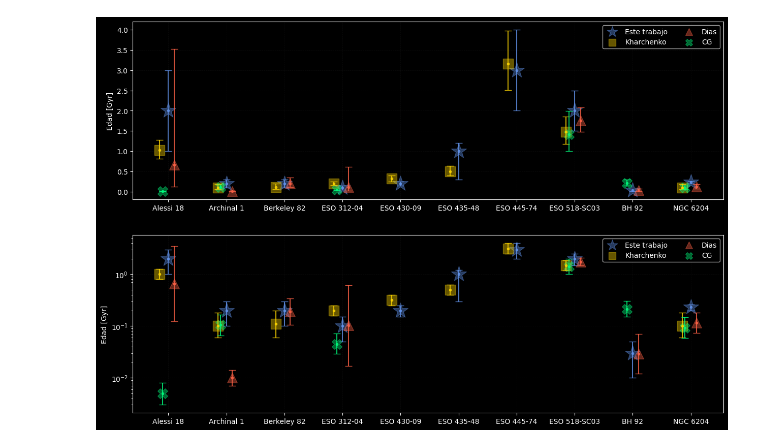
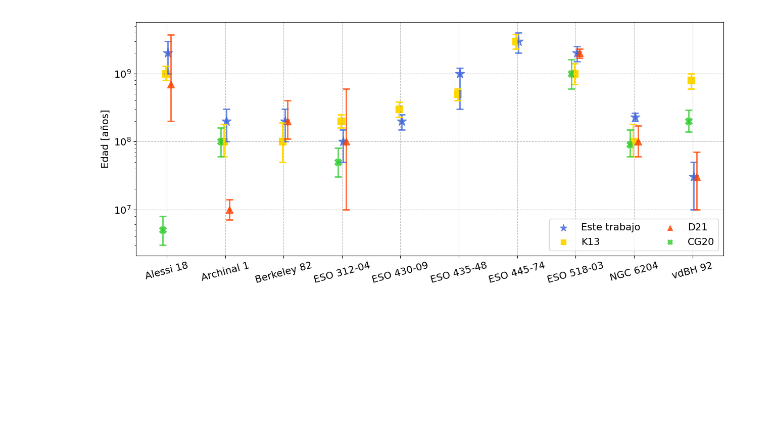
Before and after one commit to ana-garcia1/C-mulos, a Jupyter notebook: Comparaciones.ipynb, the cells around one changed output. Cells and saved outputs as stored; diff of their text form; code cells hidden in the pictures; blank space fills up the shorter version.

```diff
--- a/Comparaciones.ipynb
+++ b/Comparaciones.ipynb
@@ -9,9 +9,9 @@ labels = ('Alessi 18',
 'ESO 430-09',
 'ESO 435-48',
 'ESO 445-74',
-'ESO 518-SC03',
-'BH 92',
-'NGC 6204')
+'ESO 518-03',
+'NGC 6204',
+'vdBH 92')
 # %%
 #mis valores:
 Garcia = ( 2.00,
@@ -149,66 +185,63 @@ CG_err_sup = (0.003,
+# %%
+CG_yr = []
+for i in range(len(CG)):
+    CG_yr.append(CG[i] * 1000000000)
+
+CG_err_inf_yr = []
+for i in range(len(CG)):
+    CG_err_inf_yr.append(CG_err_inf[i] * 1000000000)
+
+CG_err_sup_yr = []
+for i in range(len(CG)):
+    CG_err_sup_yr.append(CG_err_sup[i] * 1000000000)
 # %%
-plt.figure(figsize=(15,10))
-plt.style.use('dark_background')
+plt.figure(figsize=(15,6))
 
-plt.subplot(2,1,1)
 
-plt.grid(color='gray', linestyle='--', linewidth=0.5, alpha= 0.1)
+plt.subplot()
 
-plt.scatter(labels, Garcia, marker='*', c='cornflowerblue', s = 500, alpha=0.4, label='Este trabajo')
-plt.errorbar(labels, Garcia, yerr=(Garcia_err_inf, Garcia_err_sup), fmt='.', c='cornflowerblue', capsize=5, alpha=0.8)
+plt.grid(color='gray', linestyle='--', linewidth=0.8, alpha= 0.5)
 
 x = np.arange(0, 10)
+
+plt.scatter(x+0.02, Garcia_yr, marker='*', c='royalblue', s = 200, alpha=0.8, label='Este trabajo')
+plt.errorbar(x+0.02, Garcia_yr, yerr=(Garcia_err_inf_yr, Garcia_err_sup_yr), fmt='.', c='royalblue', elinewidth=2, capsize=5, capthick=2, alpha=0.8)
+
+# Obtener el objeto de los ejes actuales
+ax = plt.gca()
+
+
+
+# Cambiar el color de las etiquetas de los ejes (ticks)
+ax.tick_params(axis='x', labelsize=14, rotation=15)  # Color de las etiquetas en el eje X
+ax.tick_params(axis='y', labelsize=14)  # Color de las etiquetas en el eje Y
+
+
+# Cambiar el color de las etiquetas de los ejes (nombres de los ejes X e Y)
+ax.set_xlabel('', fontsize=14)
+ax.set_ylabel('Nombre del Eje Y')
+
 
 for i in range(len(labels)):
 
     if Kharchenko[i] != 0:
-        plt.scatter(x[i]-0.15, Kharchenko[i], marker='s', c='gold', s = 200, alpha=0.4, label='Kharchenko')
-        plt.errorbar(x[i]-0.15, Kharchenko[i], yerr=[[Kharchenko_err_inf[i]], [Kharchenko_err_sup[i]]], fmt='.', c='gold', capsize=5, alpha=0.8)
+        plt.scatter(x[i]-0.02, Kharchenko_yr[i], marker='s', c='gold', s = 100, label='Kharchenko')
+        plt.errorbar(x[i]-0.02, Kharchenko_yr[i], yerr=[[Kharchenko_err_inf_yr[i]], [Kharchenko_err_sup_yr[i]]], fmt='.', c='gold', elinewidth=2, capsize=5, capthick=2)
 
     if Dias[i] != 0:
-        plt.scatter(x[i]+0.1, Dias[i], marker='^', c='tomato', s = 200, alpha=0.4)
-        plt.errorbar(x[i]+0.1, Dias[i], yerr=[[Dias_err_inf[i]], [Dias_err_sup[i]]], fmt='.', c='tomato', capsize=5, alpha=0.8)
+        plt.scatter(x[i]+0.07, Dias_yr[i], marker='^', c='orangered', s = 100, alpha=0.8)
+        plt.errorbar(x[i]+0.07, Dias_yr[i], yerr=[[Dias_err_inf_yr[i]], [Dias_err_sup_yr[i]]], fmt='.', c='orangered', elinewidth=2, capsize=5, capthick=2, alpha=0.8)
 
     if CG[i] != 0:
-        plt.scatter(x[i]-0.1, CG[i], marker='X', c='springgreen', s = 200, alpha=0.4)
-        plt.errorbar(x[i]-0.1, CG[i], yerr=[[CG_err_inf[i]], [CG_err_sup[i]]], fmt='.', c='springgreen', capsize=5, alpha=0.8)
+        plt.scatter(x[i]-0.07, CG_yr[i], marker='X', c='limegreen', s = 100, alpha=0.8)
+        plt.errorbar(x[i]-0.07, CG_yr[i], yerr=[[CG_err_inf_yr[i]], [CG_err_sup_yr[i]]], fmt='.', c='limegreen', elinewidth=2, capsize=5, capthick=2, alpha=0.8)
 
+plt.xticks(x, labels)
+plt.ylabel('Edad [años]', fontsize=14)
+plt.legend(['Este trabajo', 'K13', 'D21', 'CG20'], markerscale=0.7, ncols=2, fontsize=14)
 
-plt.ylabel('Edad [Gyr]')
-plt.legend(['Este trabajo', 'Kharchenko', 'Dias', 'CG'], markerscale=0.7, ncols=2)
+plt.yscale('log')
 
-
-
-
-
-plt.subplot(2,1,2)
-
-plt.grid(color='gray', linestyle='--', linewidth=0.5, alpha= 0.1)
-
-plt.scatter(labels, Garcia, marker='*', c='cornflowerblue', s = 500, alpha=0.4, label='Este trabajo')
-plt.errorbar(labels, Garcia, yerr=(Garcia_err_inf, Garcia_err_sup), fmt='.', c='cornflowerblue', capsize=5, alpha=0.8)
-
-x = np.arange(0, 10)
-
-for i in range(len(labels)):
-
-    if Kharchenko[i] != 0:
-        plt.scatter(x[i]-0.15, Kharchenko[i], marker='s', c='gold', s = 200, alpha=0.4, label='Kharchenko')
-        plt.errorbar(x[i]-0.15, Kharchenko[i], yerr=[[Kharchenko_err_inf[i]], [Kharchenko_err_sup[i]]], fmt='.', c='gold', capsize=5, alpha=0.8)
-
-    if Dias[i] != 0:
-        plt.scatter(x[i]+0.1, Dias[i], marker='^', c='tomato', s = 200, alpha=0.4)
-        plt.errorbar(x[i]+0.1, Dias[i], yerr=[[Dias_err_inf[i]], [Dias_err_sup[i]]], fmt='.', c='tomato', capsize=5, alpha=0.8)
-
-    if CG[i] != 0:
-        plt.scatter(x[i]-0.1, CG[i], marker='X', c='springgreen', s = 200, alpha=0.4)
-        plt.errorbar(x[i]-0.1, CG[i], yerr=[[CG_err_inf[i]], [CG_err_sup[i]]], fmt='.', c='springgreen', capsize=5, alpha=0.8)
-
-
-plt.ylabel('Edad [Gyr]')
-plt.legend(['Este trabajo', 'Kharchenko', 'Dias', 'CG'], markerscale=0.7, ncols=2)
-
-#revisar eje en logaritmo, introducir valores en log
-plt.yscale('log')
+plt.savefig('comparaciones_articulo2.png', bbox_inches='tight')
 # %% [output]
-[figure, old version]
+[figure, new version]
```
Also changed, not shown: parts of 10 cells of this notebook, 7 other files.
